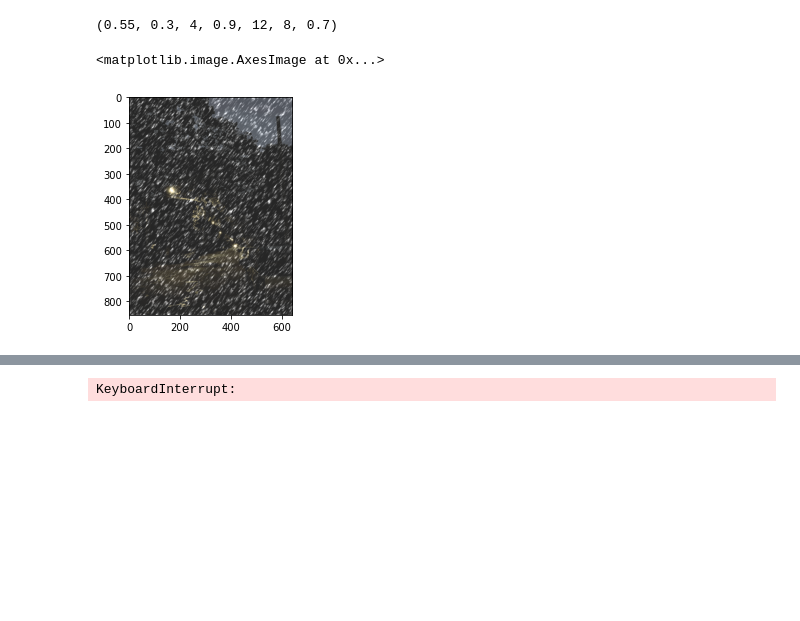
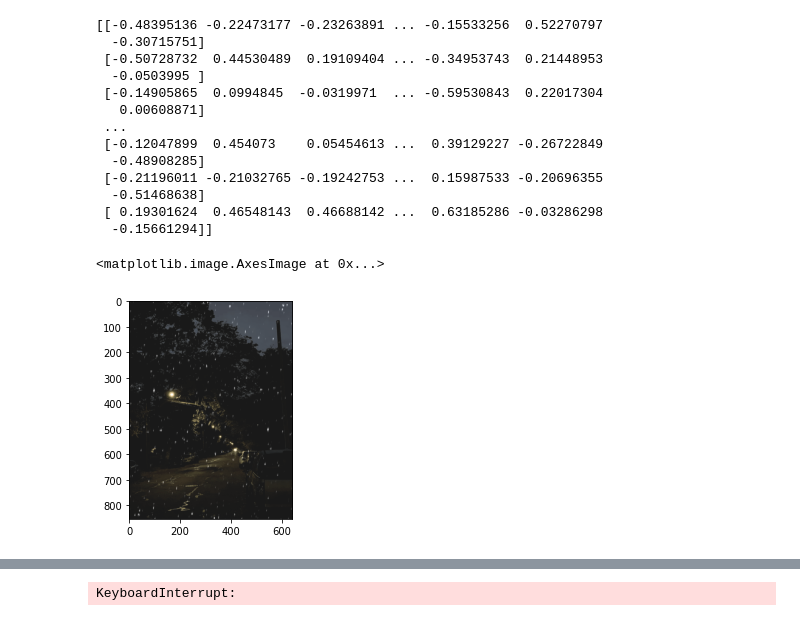
Before and after one commit to locsor/weatherAugmentation, a Jupyter notebook: augmGPU.ipynb, the cells around one changed output, grey strips where cells are left out. Drawn from its saved outputs; the diff is of its cells as text; code cells hidden in the pictures; blank space fills up the shorter version.

```diff
--- a/augmGPU.ipynb
+++ b/augmGPU.ipynb
@@ -192,16 +192,24 @@ def frost_cupy(x, severity=1):
     return np.clip(c[0] * cp.array(x) + c[1] * frost_rescaled, 0, 255)
 
 def snow_cupy(x, severity=1):
-    c = [(0.1, 0.3, 3, 0.5, 10, 4, 0.8),
-         (0.2, 0.3, 2, 0.5, 12, 4, 0.7),
-         (0.55, 0.3, 4, 0.9, 12, 8, 0.7),
-         (0.55, 0.3, 4.5, 0.85, 12, 8, 0.65),
-         (0.55, 0.3, 2.5, 0.85, 12, 12, 0.55)][severity - 1]
-    print(c)
+    #1 и 2  - параметры гауссвого распред.
+    #3 - размер
+    #4 - threshold
+    #5 и 6 - параметры размытия
+    #7 - серость?
+    #c = [0.05, 0.3, 6, 0.6, 10, 4, 0.8]
+    c = [0.01, 0.3, 6, 0.6, 10, 4, 0.8]
+#     c = [(0.1, 0.3, 3, 0.5, 10, 4, 0.8),
+#          (0.2, 0.3, 2, 0.5, 12, 4, 0.7),
+#          (0.55, 0.3, 4, 0.9, 12, 8, 0.7),
+#          (0.55, 0.3, 4.5, 0.85, 12, 8, 0.65),
+#          (0.55, 0.3, 2.5, 0.85, 12, 12, 0.55)][severity - 1]
+#     print(c)
 
     x = cp.array(x, dtype=np.float32) / 255.
     snow_layer = cp.random.normal(size=x.shape[:2], loc=c[0],
                                   scale=c[1])
+    print(snow_layer)
 
     snow_layer = clipped_zoom_cupy(snow_layer[..., np.newaxis], c[2])
     snow_layer[snow_layer < c[3]] = 0
@@ -264,11 +272,23 @@ def zoom_blur_cupy(x, severity=1):
 # %%
 image_dir = './images'
 
 img = cv2.cvtColor(cv2.imread(image_dir + '/1.png'),cv2.COLOR_BGR2RGB)
-out = np.uint8(cp.asnumpy(snow_cupy(img ,3)))
+out = np.uint8(cp.asnumpy(snow_cupy(img ,1)))
 
 plt.imshow(out)
 # %% [output]
-(0.55, 0.3, 4, 0.9, 12, 8, 0.7)
+[[-0.48395136 -0.22473177 -0.23263891 ... -0.15533256  0.52270797
+  -0.30715751]
+ [-0.50728732  0.44530489  0.19109404 ... -0.34953743  0.21448953
+  -0.0503995 ]
+ [-0.14905865  0.0994845  -0.0319971  ... -0.59530843  0.22017304
+   0.00608871]
+ ...
+ [-0.12047899  0.454073    0.05454613 ...  0.39129227 -0.26722849
+  -0.48908285]
+ [-0.21196011 -0.21032765 -0.19242753 ...  0.15987533 -0.20696355
+  -0.51468638]
+ [ 0.19301624  0.46548143  0.46688142 ...  0.63185286 -0.03286298
+  -0.15661294]]
 <matplotlib.image.AxesImage at 0x...>
-[figure, old version]
+[figure, new version]
```
Also changed, not shown: parts of 1 cell of this notebook, 5 other files.
